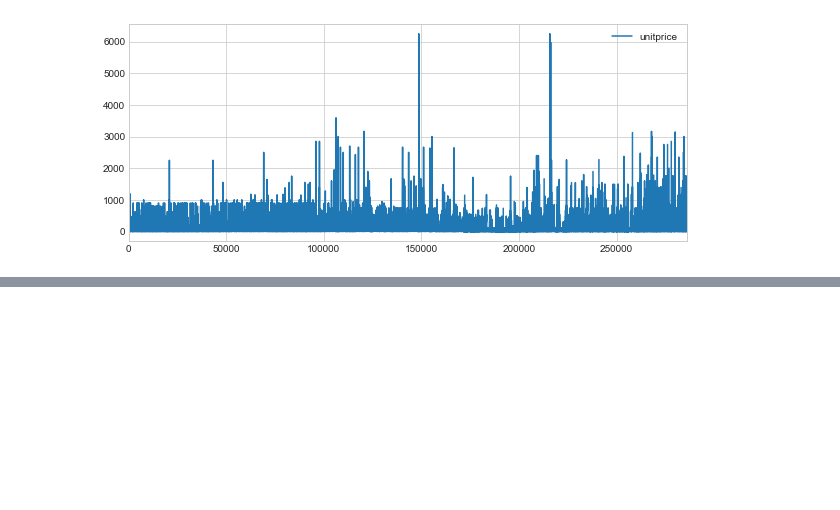
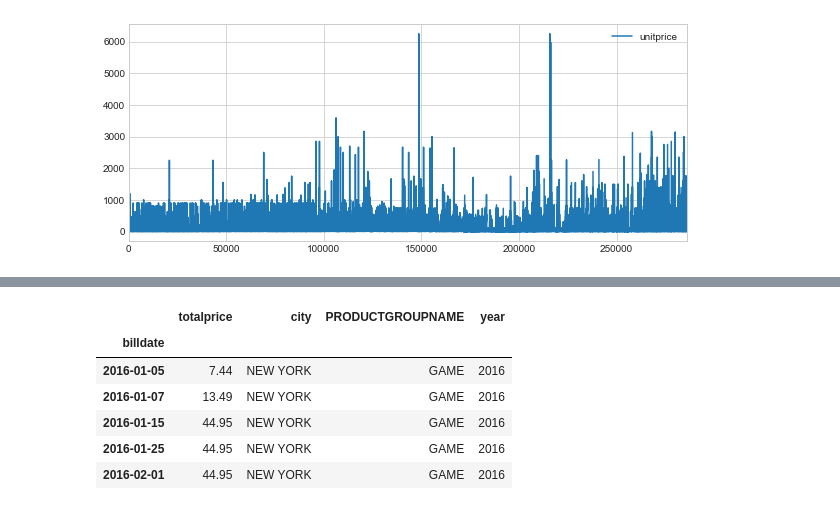
Before and after one commit to MariuszWroc/dataScience, a Jupyter notebook: SQL import.ipynb, the cells around one changed output, grey strips where cells are left out. Cells and saved outputs as stored; diff of their text form; code cells hidden in the pictures; blank space fills up the shorter version.

```diff
--- a/SQL import.ipynb
+++ b/SQL import.ipynb
@@ -153,0 +171,14 @@ dataFrame.groupby(["PRODUCTGROUPNAME"]).mean()
+# %%
+gamesDF = gamesDF[gamesDF["year"] == 2016]
+gamesDF = gamesDF[gamesDF["city"] == "NEW YORK"]
+gamesDF = gamesDF[gamesDF["PRODUCTGROUPNAME"] == "GAME"]
+gamesDF = gamesDF.set_index("billdate")
+gamesDF
+# %% [output]
+|  | totalprice | city | PRODUCTGROUPNAME | year |
+| billdate |  |  |  |  |
+| 2016-01-05 | 7.44 | NEW YORK | GAME | 2016 |
+| 2016-01-07 | 13.49 | NEW YORK | GAME | 2016 |
+| 2016-01-15 | 44.95 | NEW YORK | GAME | 2016 |
+| 2016-01-25 | 44.95 | NEW YORK | GAME | 2016 |
+| 2016-02-01 | 44.95 | NEW YORK | GAME | 2016 |
```
Also changed, not shown: parts of 10 cells of this notebook.
